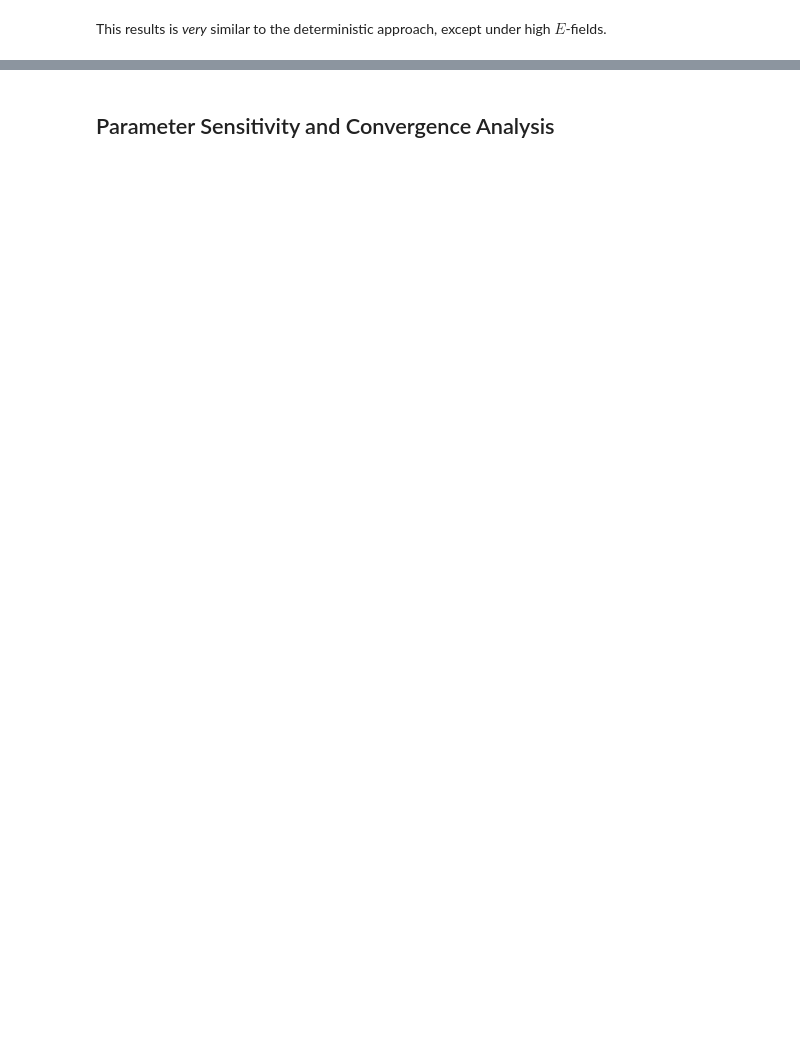
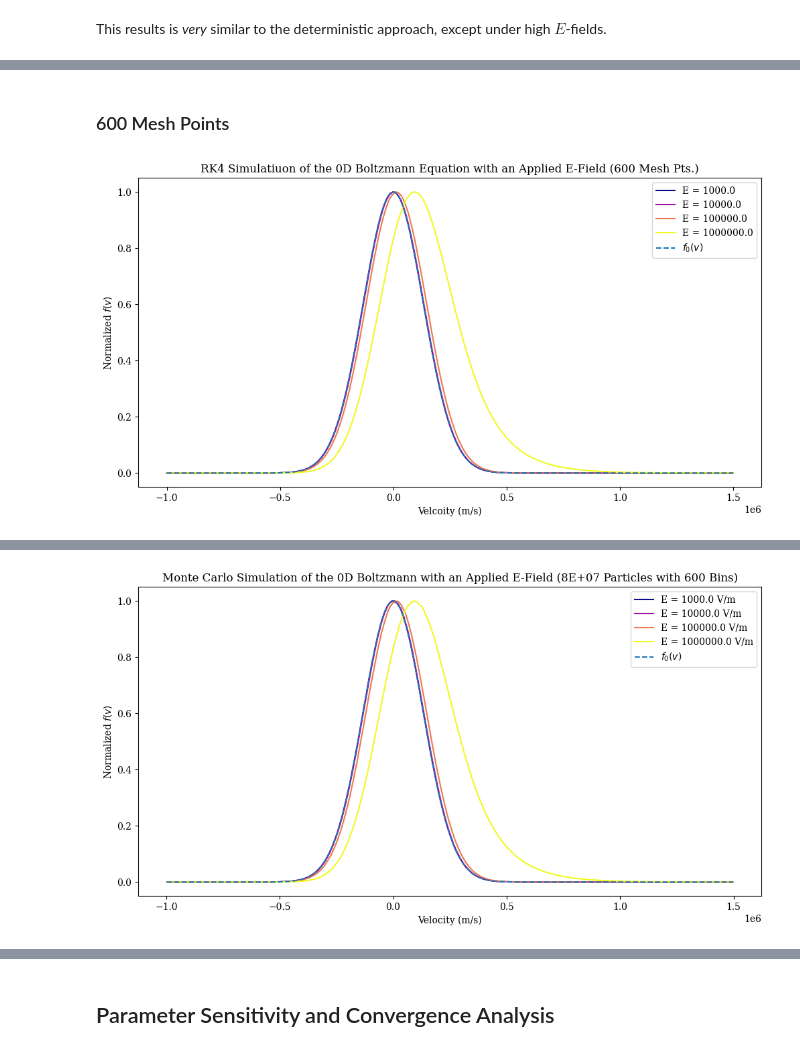
Before and after one commit to adkarp/boltzmann0d, a Jupyter notebook: theory.ipynb, the cells around one changed output, grey strips where cells are left out. Saved outputs shown, nothing was run; the diff lists cells and outputs as text; code cells hidden in the pictures; blank space fills up the shorter version.

```diff
--- a/theory.ipynb
+++ b/theory.ipynb
@@ -439,0 +492,10 @@ Let's do a grid refinement analysis of our solutions.
+# %% [markdown]
+### 600 Mesh Points
+# %%
+IC_rk4_600 = {"N": 600, "Vmax": 1.5e6, "Vmin": 1e6}
+f_rk4_600, _ = evalBoltzmann(E, f0, df, userinput=False, IC=IC_rk4_600, **constants)
+
+IC_MC_600 = {"N": 80000000, "Nbins": 600, "Vmax": 1.5e6, "Vmin": 1e6}
+f_MC_600, _ = evalBoltzmannMC(E, f0, userinput=False, IC=IC_MC_600, **constants)
+# %% [output]
+[figure, added]
@@ -439,0 +503 @@ Let's do a grid refinement analysis of our solutions.
+[figure, added]
```
Also changed, not shown: parts of 19 cells of this notebook, 1 other file.
